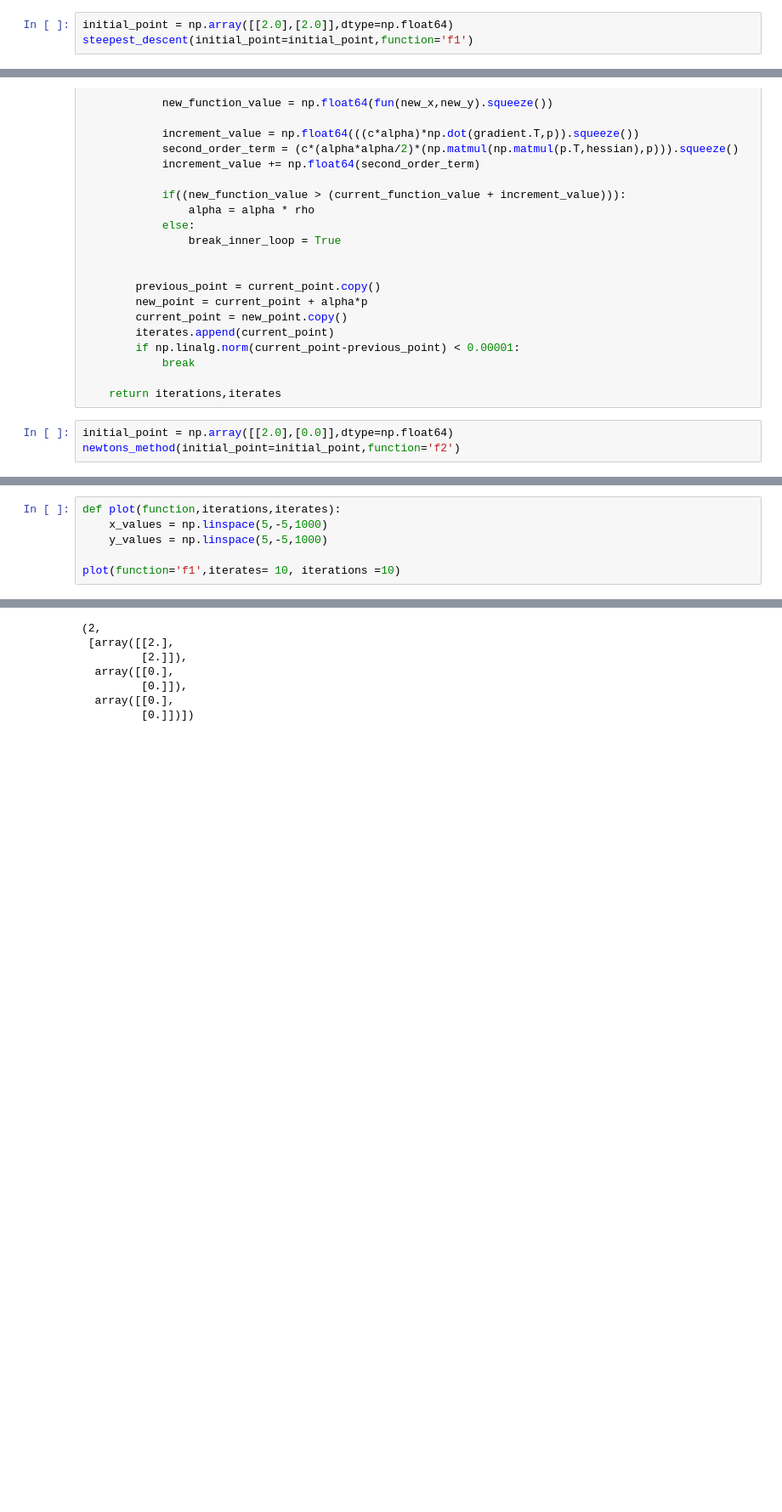
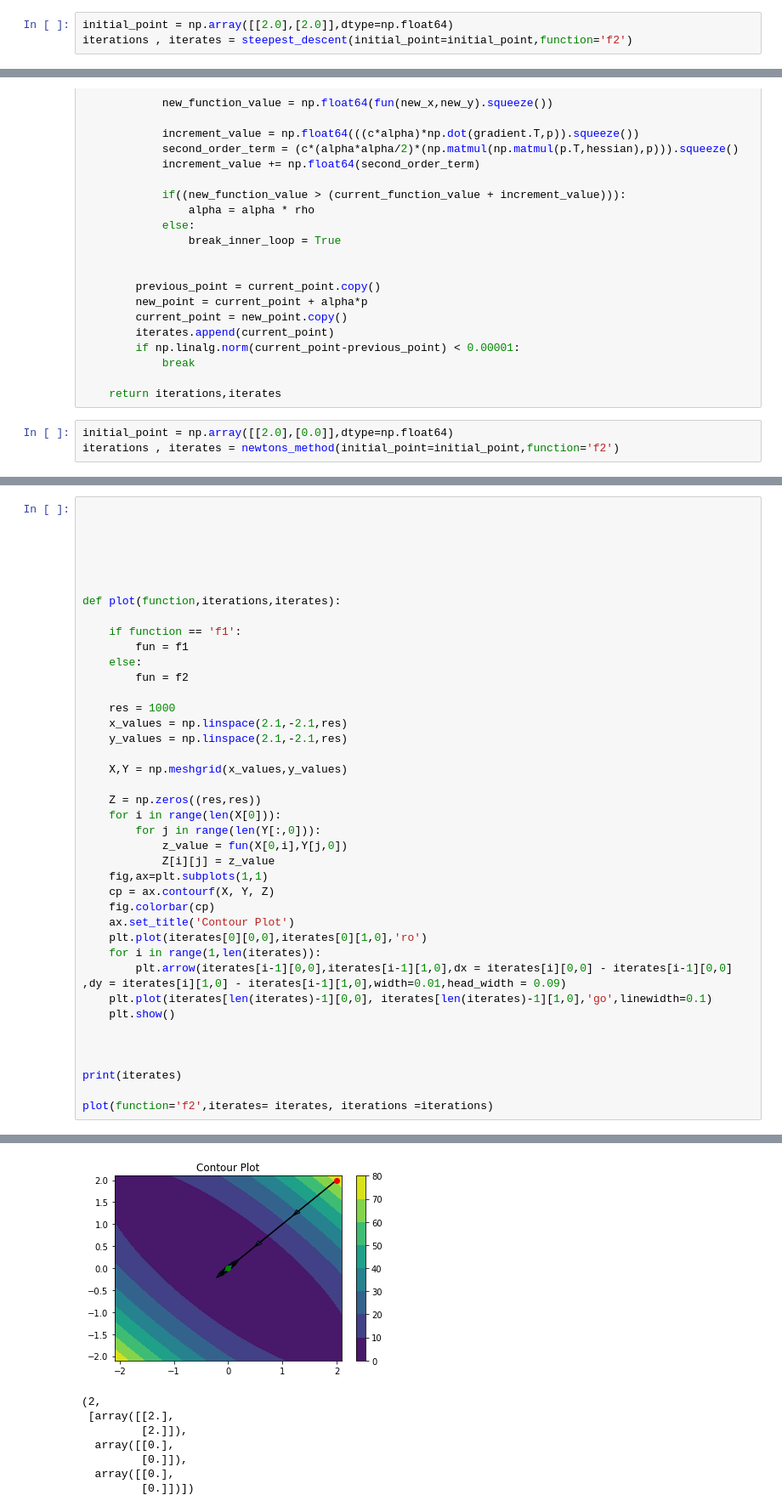
Before and after one commit to JACOBIN-SCTCS/Numerical-Optimization, a Jupyter notebook: Assignment1/sol.ipynb, the cells around one changed output, grey strips where cells are left out. Shown at 85% size. Saved outputs shown, nothing was run; the diff lists cells and outputs as text; blank space fills up the shorter version.

```diff
--- a/Assignment1/sol.ipynb
+++ b/Assignment1/sol.ipynb
@@ -98,4 +98,4 @@ def steepest_descent(initial_point,function='f1'):
     return iterations,iterates
 # %%
 initial_point = np.array([[2.0],[2.0]],dtype=np.float64)
-steepest_descent(initial_point=initial_point,function='f1')
+iterations , iterates = steepest_descent(initial_point=initial_point,function='f2')
@@ -176,4 +158,4 @@ def newtons_method(initial_point,function = 'f1'):
     return iterations,iterates
 # %%
 initial_point = np.array([[2.0],[0.0]],dtype=np.float64)
-newtons_method(initial_point=initial_point,function='f2')
+iterations , iterates = newtons_method(initial_point=initial_point,function='f2')
@@ -188,6 +161,0 @@ newtons_method(initial_point=initial_point,function='f2')
-# %%
-def plot(function,iterations,iterates):
-    x_values = np.linspace(5,-5,1000)
-    y_values = np.linspace(5,-5,1000)
-
-plot(function='f1',iterates= 10, iterations =10)
@@ -196,0 +162,41 @@ plot(function='f1',iterates= 10, iterations =10)
+# %%
+
+
+
+
+
+
+def plot(function,iterations,iterates):
+
+    if function == 'f1':
+        fun = f1
+    else:
+        fun = f2
+
+    res = 1000
+    x_values = np.linspace(2.1,-2.1,res)
+    y_values = np.linspace(2.1,-2.1,res)
+
+    X,Y = np.meshgrid(x_values,y_values)
+
+    Z = np.zeros((res,res))
+    for i in range(len(X[0])):
+        for j in range(len(Y[:,0])):
+            z_value = fun(X[0,i],Y[j,0])
+            Z[i][j] = z_value
+    fig,ax=plt.subplots(1,1)
+    cp = ax.contourf(X, Y, Z)
+    fig.colorbar(cp)
+    ax.set_title('Contour Plot')
+    plt.plot(iterates[0][0,0],iterates[0][1,0],'ro')
+    for i in range(1,len(iterates)):
+        plt.arrow(iterates[i-1][0,0],iterates[i-1][1,0],dx = iterates[i][0,0] - iterates[i-1][0,0] ,dy = iterates[i][1,0] - iterates[i-1][1,0],width=0.01,head_width = 0.09)
+    plt.plot(iterates[len(iterates)-1][0,0], iterates[len(iterates)-1][1,0],'go',linewidth=0.1)
+    plt.show()
+
+
+
+print(iterates)
+
+plot(function='f2',iterates= iterates, iterations =iterations)
+# %% [output]
@@ -197,3 +220,4 @@ plot(function='f1',iterates= 10, iterations =10)
+[figure, added]
 # %%
 # %% [output]
 (2,
```
Also changed, not shown: parts of 11 cells of this notebook.
